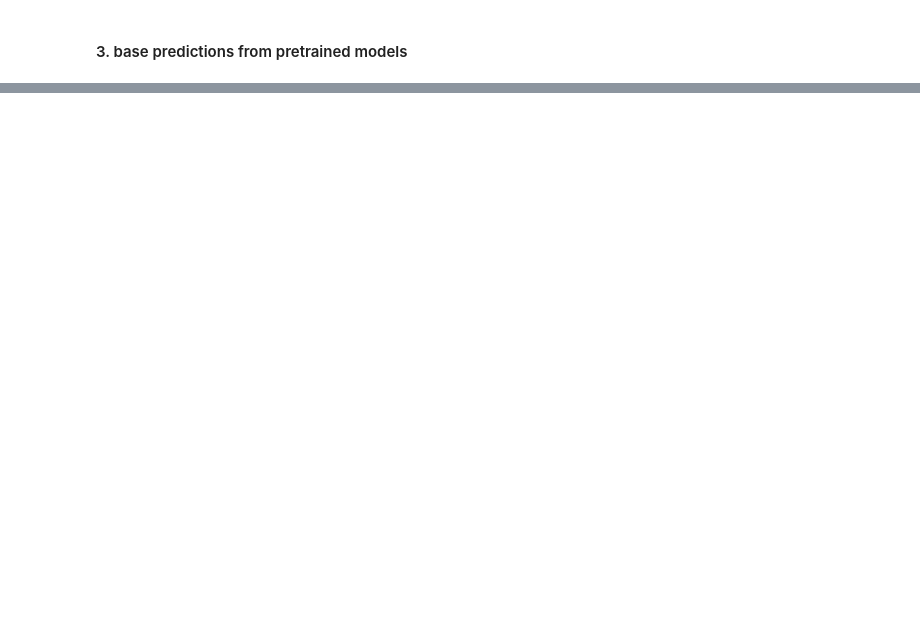
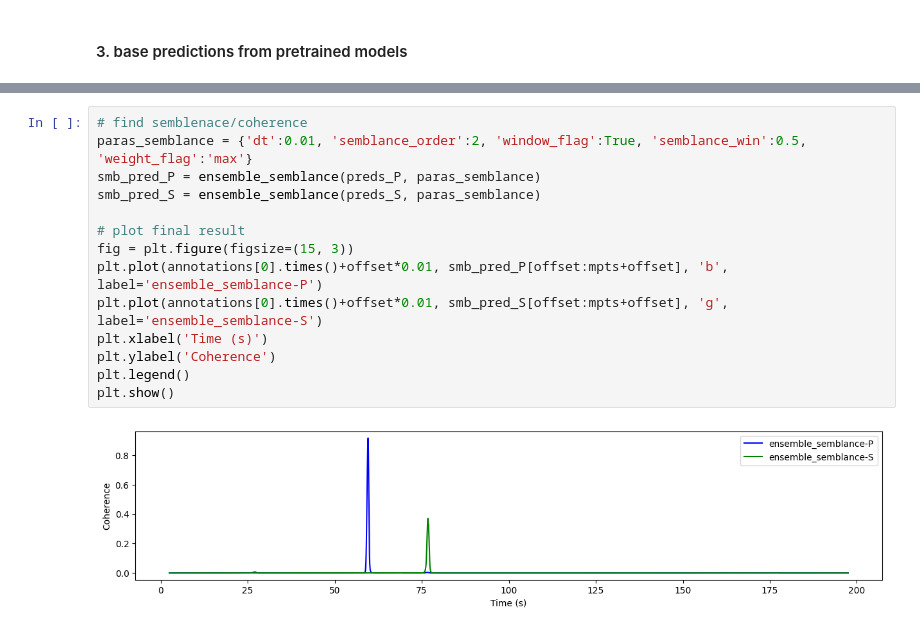
Before and after one commit to congcy/ELEP, a Jupyter notebook: docs/tutorials/example_simple_ensemble.ipynb, the cells around one changed output, grey strips where cells are left out. Saved outputs shown, nothing was run; the diff lists cells and outputs as text; blank space fills up the shorter version.

```diff
--- a/docs/tutorials/example_simple_ensemble.ipynb
+++ b/docs/tutorials/example_simple_ensemble.ipynb
@@ -188,0 +222,16 @@ for ii, annotations in enumerate(eqt_annotations_list):
+# %%
+# find semblenace/coherence
+paras_semblance = {'dt':0.01, 'semblance_order':2, 'window_flag':True, 'semblance_win':0.5, 'weight_flag':'max'}
+smb_pred_P = ensemble_semblance(preds_P, paras_semblance)
+smb_pred_S = ensemble_semblance(preds_S, paras_semblance)
+
+# plot final result
+fig = plt.figure(figsize=(15, 3))
+plt.plot(annotations[0].times()+offset*0.01, smb_pred_P[offset:mpts+offset], 'b', label='ensemble_semblance-P')
+plt.plot(annotations[0].times()+offset*0.01, smb_pred_S[offset:mpts+offset], 'g', label='ensemble_semblance-S')
+plt.xlabel('Time (s)')
+plt.ylabel('Coherence')
+plt.legend()
+plt.show()
+# %% [output]
+[figure, added]
```
Also changed, not shown: parts of 16 cells of this notebook.
